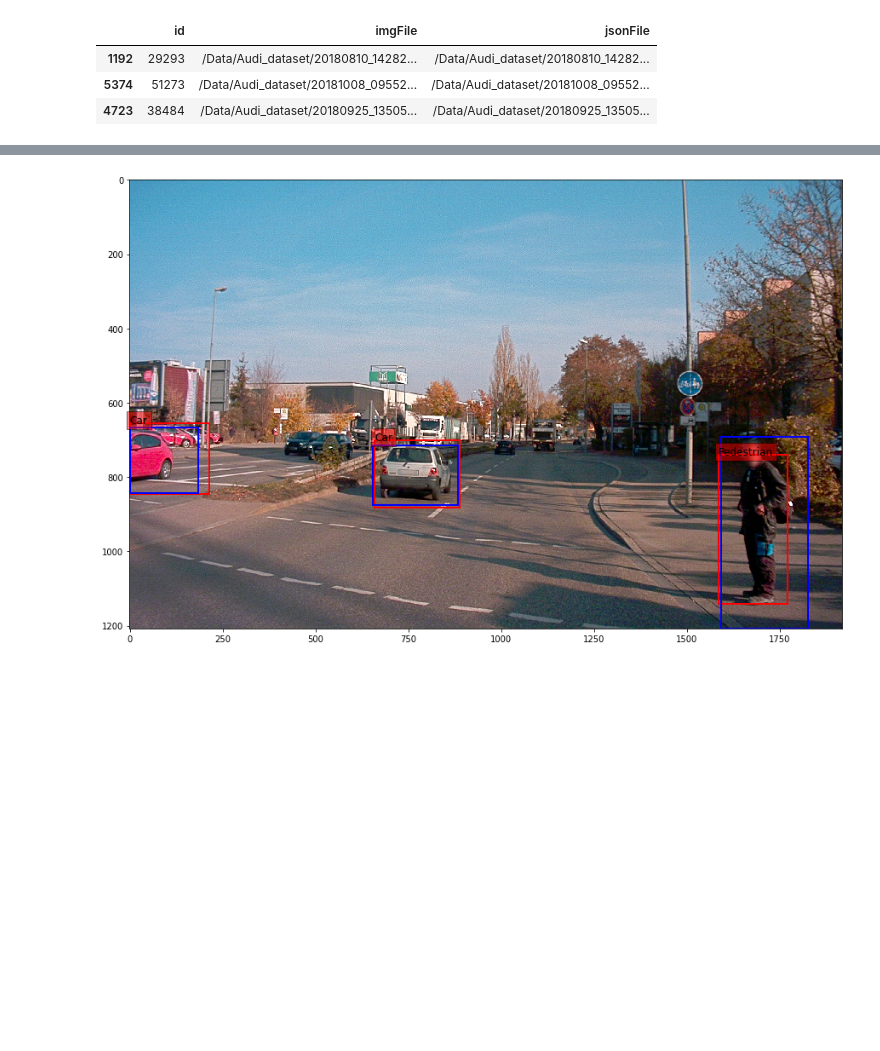
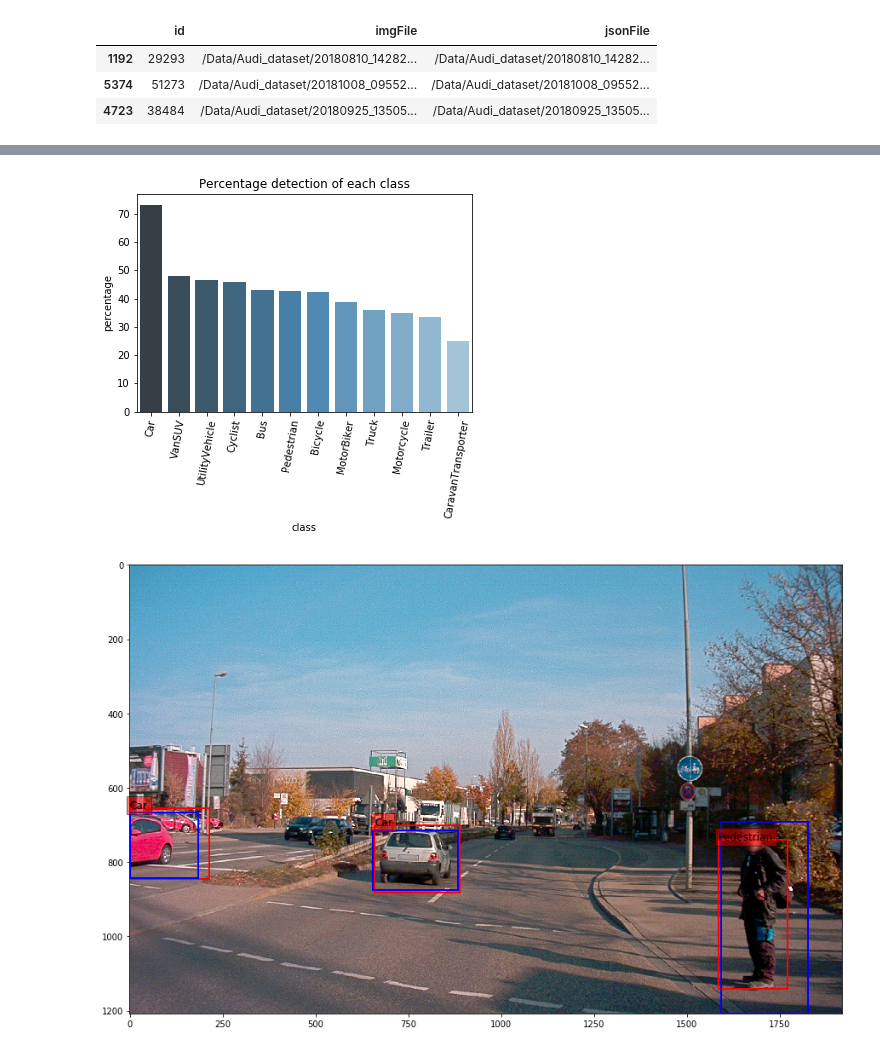
Before and after one commit to Suman-Saini/CapstoneProject_2, a Jupyter notebook: object_detection.ipynb, the cells around one changed output, grey strips where cells are left out. Saved outputs shown, nothing was run; the diff lists cells and outputs as text; code cells hidden in the pictures; blank space fills up the shorter version.

```diff
--- a/object_detection.ipynb
+++ b/object_detection.ipynb
@@ -241,0 +254,8 @@ mAP: 14.08%
+# %%
+s1 = pd.DataFrame(gtDf.groupby(['class']).size().reset_index())
+s2 = pd.DataFrame(dtDf.groupby(['class']).size().reset_index())
+s1 = pd.merge(s1,s2,on=['class'])#,columns=['class','gt'])#.stack(['class'])
+s1.columns=['class','groundTruth','detection']
+s1['percentage'] = ((s1['detection']/s1['groundTruth']) * 100)
+s1 = s1.sort_values(['percentage'], ascending=False)
+s1
@@ -242 +276,8 @@ mAP: 14.08%
+# %%
+import seaborn as sns
+_ = sns.barplot(x=s1['class'],y=s1['percentage'], palette='Blues_d')
+_ = plt.xticks(rotation=80)
+_ = plt.title('Percentage detection of each class')
+# %% [output]
+[figure, added]
 # %%
```
Also changed, not shown: parts of 16 cells of this notebook, 3 other files.
